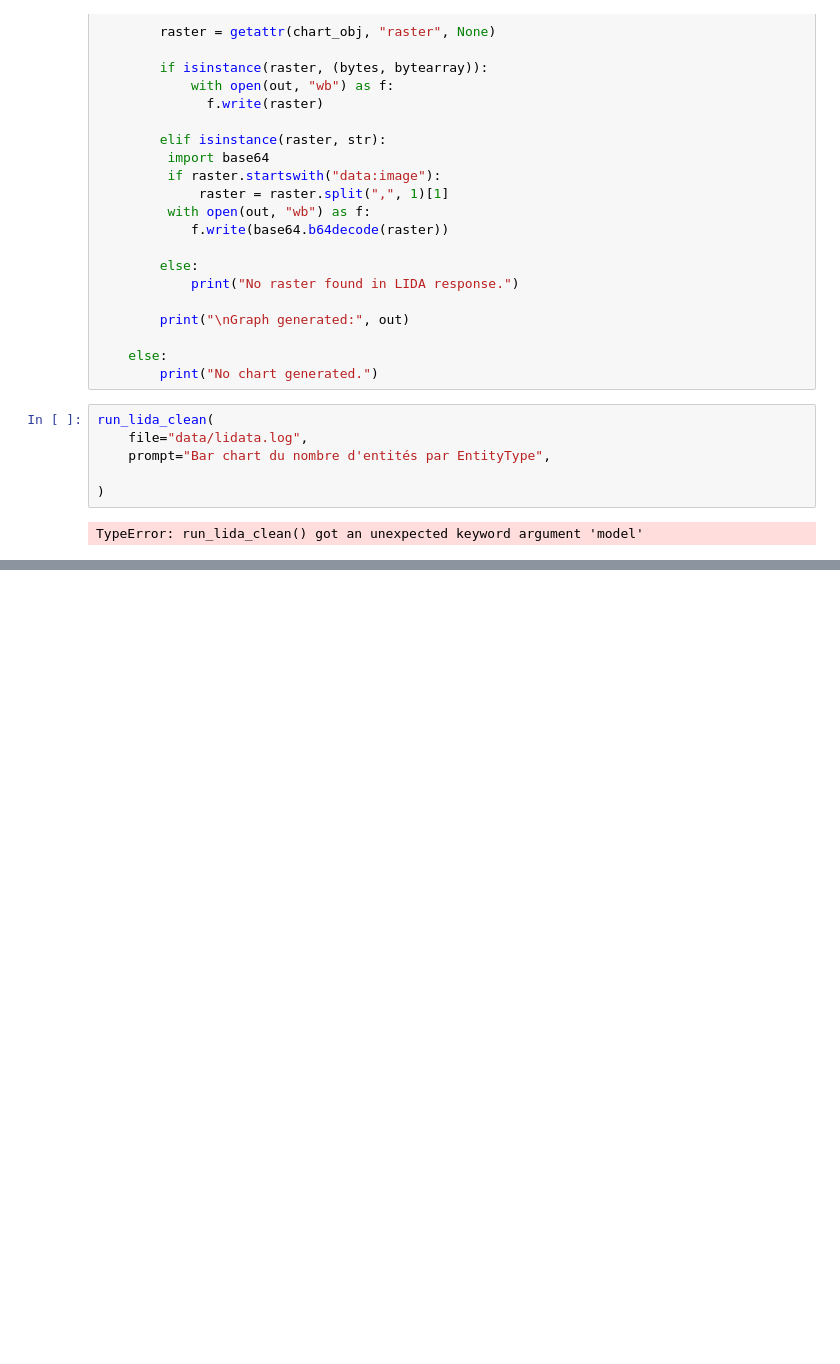
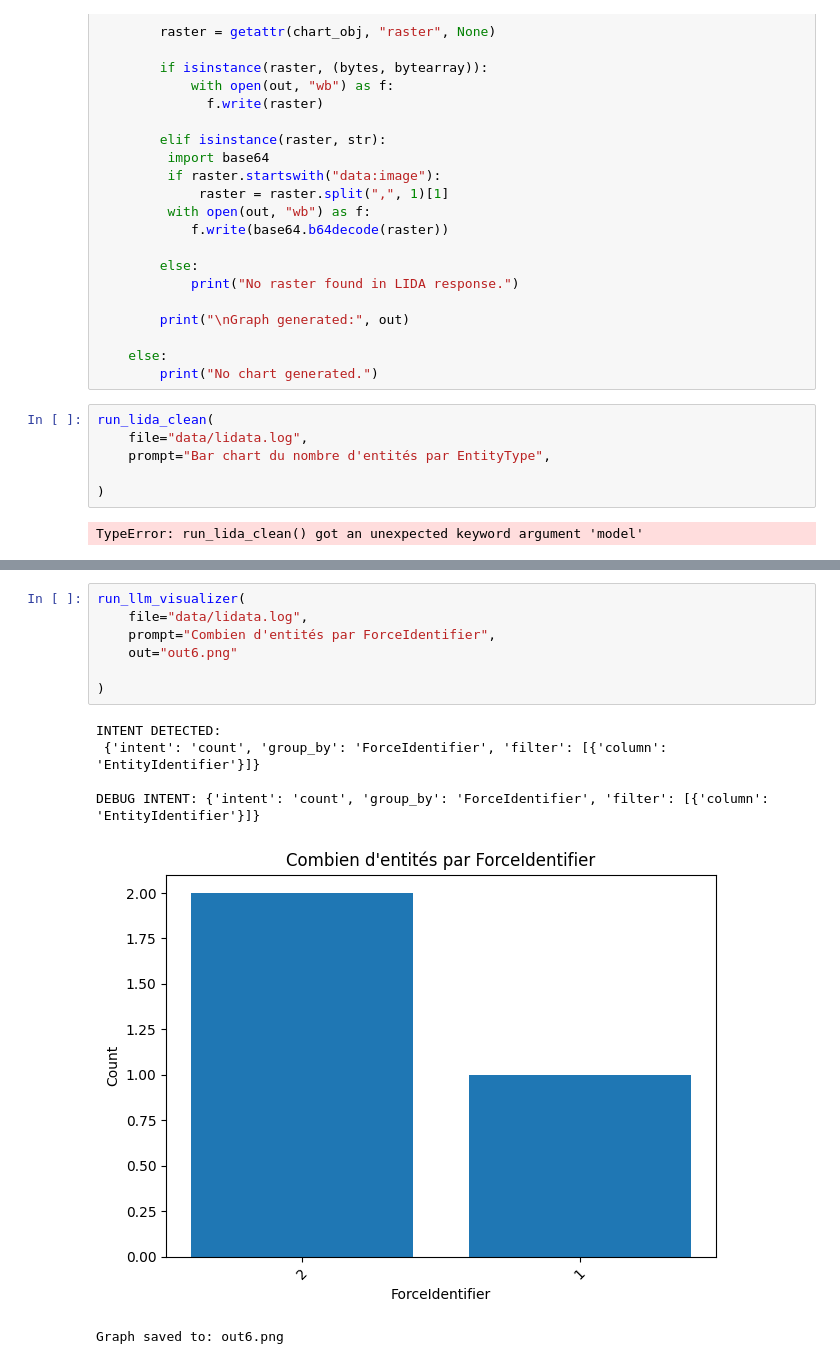
Before and after one commit to RaphaelZrrr/Lida_test, a Jupyter notebook: main2.ipynb, the cells around one changed output, grey strips where cells are left out. Cells and saved outputs as stored; diff of their text form; blank space fills up the shorter version.

```diff
--- a/main2.ipynb
+++ b/main2.ipynb
@@ -679,0 +913,14 @@ MAPPING: {'chart': 'bar', 'x': 'EntityType', 'y': 'count', 'color': None, 'time'
+# %%
+run_llm_visualizer(
+    file="data/lidata.log",
+    prompt="Combien d'entités par ForceIdentifier",
+    out="out6.png"
+
+)
+# %% [output]
+INTENT DETECTED:
+ {'intent': 'count', 'group_by': 'ForceIdentifier', 'filter': [{'column': 'EntityIdentifier'}]}
+
+DEBUG INTENT: {'intent': 'count', 'group_by': 'ForceIdentifier', 'filter': [{'column': 'EntityIdentifier'}]}
+[figure, added]
+Graph saved to: out6.png
```
Also changed, not shown: parts of 15 cells of this notebook, 8 other files.
